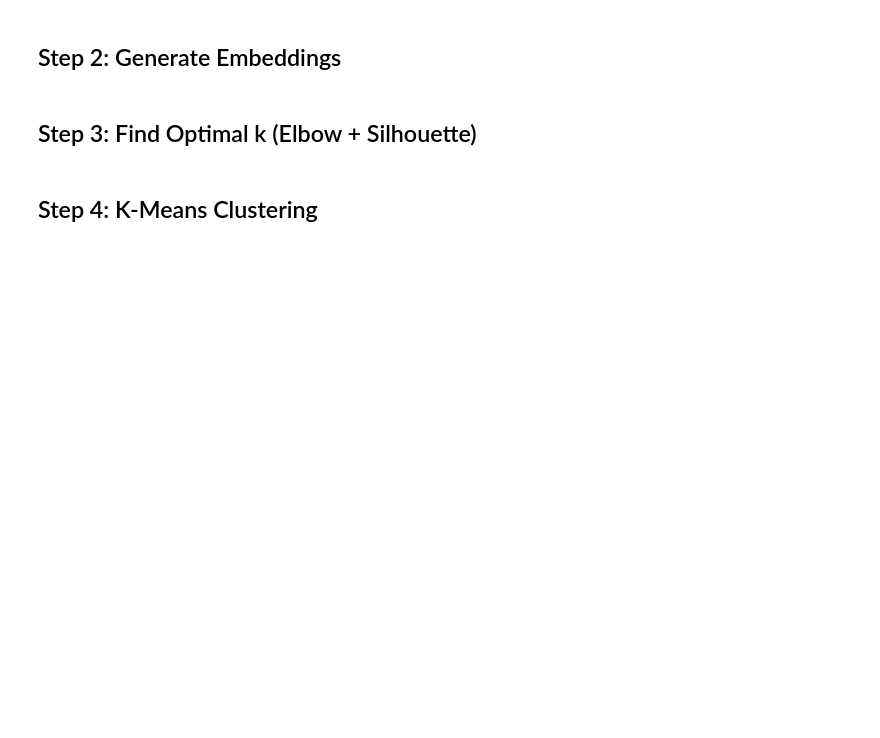
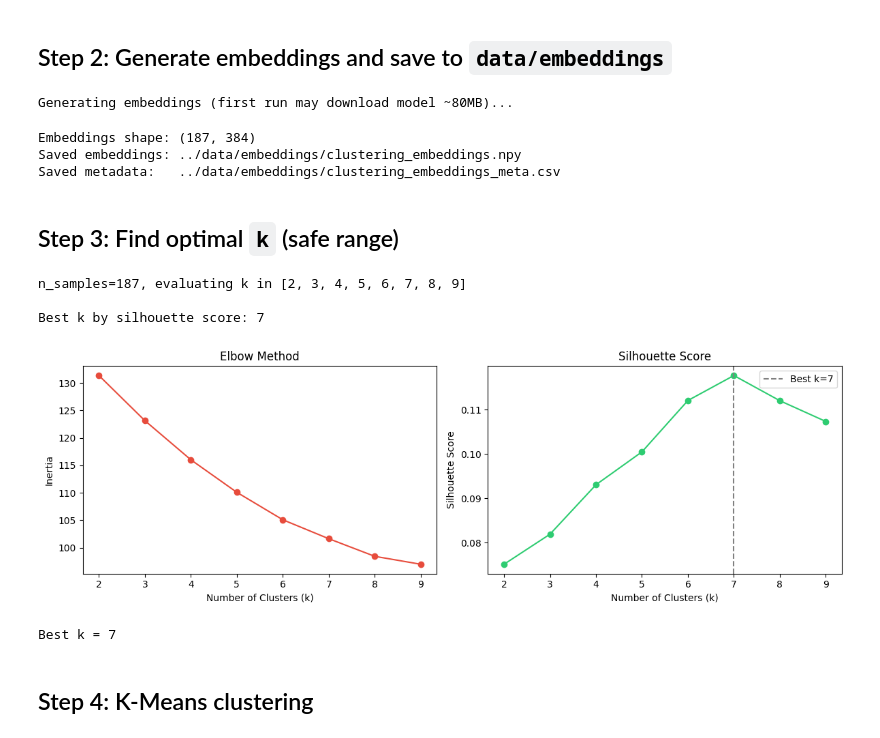
Before and after one commit to Uni-coder-harsh/FarrahAI, a Jupyter notebook: notebooks/03_clustering.ipynb, the cells around one changed output. Drawn from its saved outputs; the diff is of its cells as text; code cells hidden in the pictures; blank space fills up the shorter version.

```diff
--- a/notebooks/03_clustering.ipynb
+++ b/notebooks/03_clustering.ipynb
@@ -62,2 +94,2 @@ print(f'Loaded {len(texts)} text samples')
 # %% [markdown]
-## Step 2: Generate Embeddings
+## Step 2: Generate embeddings and save to `data/embeddings`
@@ -68,28 +96,65 @@ print(f'Embeddings shape: {embeddings.shape}')
+# %%
+print('Generating embeddings (first run may download model ~80MB)...')
+embeddings = embed_texts(texts)
+print(f'Embeddings shape: {embeddings.shape}')
+
+emb_dir = Path('../data/embeddings')
+emb_dir.mkdir(parents=True, exist_ok=True)
+
+emb_npy = emb_dir / 'clustering_embeddings.npy'
+meta_csv = emb_dir / 'clustering_embeddings_meta.csv'
+
+np.save(emb_npy, embeddings)
+pd.DataFrame({'label': labels, 'text': texts}).to_csv(meta_csv, index=False)
+
+print(f'Saved embeddings: {emb_npy}')
+print(f'Saved metadata:   {meta_csv}')
+# %% [output]
+Generating embeddings (first run may download model ~80MB)...
+Embeddings shape: (187, 384)
+Saved embeddings: ../data/embeddings/clustering_embeddings.npy
+Saved metadata:   ../data/embeddings/clustering_embeddings_meta.csv
 # %% [markdown]
-## Step 3: Find Optimal k (Elbow + Silhouette)
+## Step 3: Find optimal `k` (safe range)
 # %%
-k_results = find_optimal_k(embeddings, k_range=range(2, 9))
+n_samples = embeddings.shape[0]
+
+# k must be < n_samples
+k_max = min(9, n_samples - 1)
+if k_max < 2:
+    raise ValueError(f'Not enough samples for k>=2. n_samples={n_samples}')
+
+k_range = range(2, k_max + 1)
+print(f'n_samples={n_samples}, evaluating k in {list(k_range)}')
+
+k_results = find_optimal_k(embeddings, k_range=k_range)
 
 fig, axes = plt.subplots(1, 2, figsize=(12, 4))
 
 axes[0].plot(k_results['k_values'], k_results['inertias'], 'o-', color='#e74c3c')
 axes[0].set_xlabel('Number of Clusters (k)')
 axes[0].set_ylabel('Inertia')
 axes[0].set_title('Elbow Method')
 
 axes[1].plot(k_results['k_values'], k_results['silhouettes'], 'o-', color='#2ecc71')
-axes[1].axvline(x=k_results['best_k'], color='gray', linestyle='--', label=f'Best k={k_results["best_k"]}')
+axes[1].axvline(x=k_results['best_k'], color='gray', linestyle='--', label=f"Best k={k_results['best_k']}")
 axes[1].set_xlabel('Number of Clusters (k)')
 axes[1].set_ylabel('Silhouette Score')
 axes[1].set_title('Silhouette Score')
 axes[1].legend()
 
 plt.tight_layout()
 plt.savefig('../outputs/clustering_optimal_k.png', dpi=150)
 plt.show()
-print(f'Best k = {k_results["best_k"]}')
+print(f"Best k = {k_results['best_k']}")
+# %% [output]
+n_samples=187, evaluating k in [2, 3, 4, 5, 6, 7, 8, 9]
+
+Best k by silhouette score: 7
+[figure, added]
+Best k = 7
 # %% [markdown]
-## Step 4: K-Means Clustering
+## Step 4: K-Means clustering
 # %%
 best_k = k_results['best_k']
 cluster_df = cluster_topics(embeddings, texts, n_clusters=best_k, method='kmeans')
```
Also changed, not shown: parts of 12 cells of this notebook, 7 other files.
